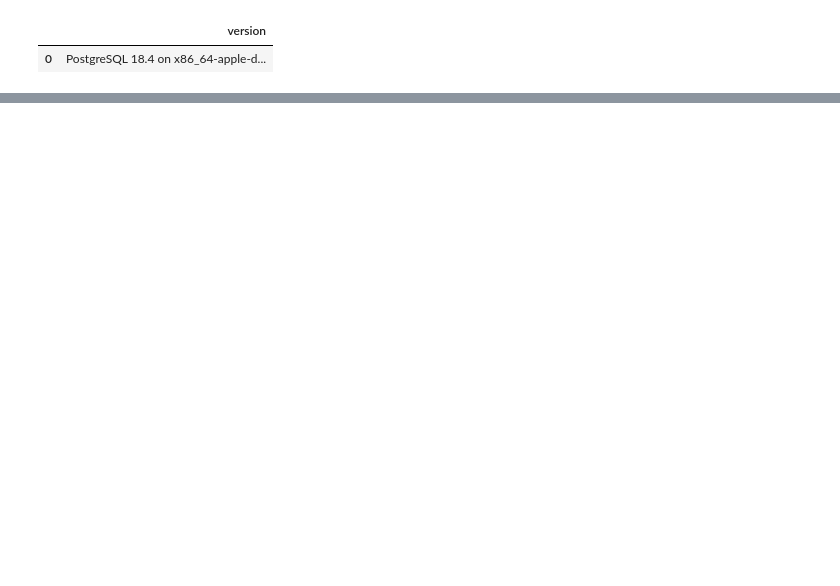
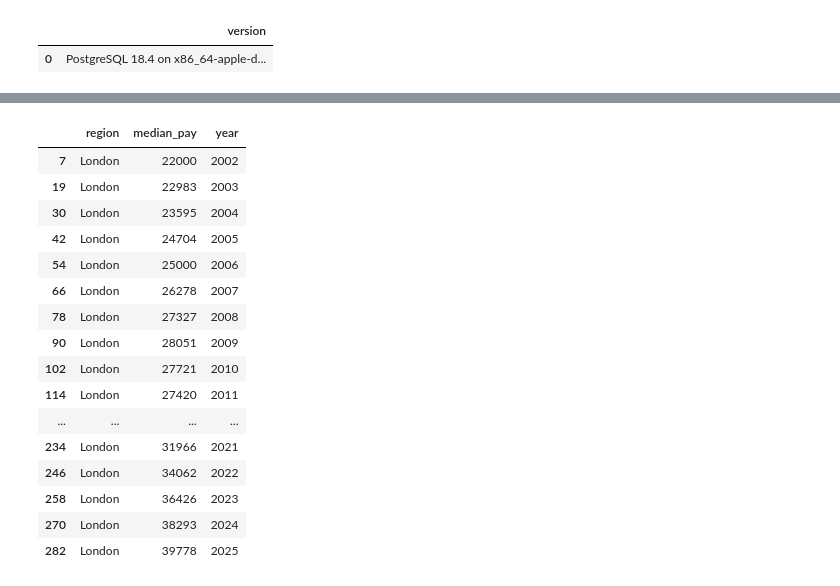
Before and after one commit to Sahil-Sapare/uk-housing-analytics, a Jupyter notebook: notebooks/exploration.ipynb, the cells around one changed output, grey strips where cells are left out. Cells and saved outputs as stored; diff of their text form; code cells hidden in the pictures; blank space fills up the shorter version.

```diff
--- a/notebooks/exploration.ipynb
+++ b/notebooks/exploration.ipynb
@@ -17,0 +73,4 @@ pd.read_sql("SELECT version();", engine)
+# %%
+df = pd.read_excel(path, sheet_name= 'All', header = None)
+mask = df[0].isin(['Wales','Scotland','Northern Ireland','London'])
+df[mask][[0,1,3]]
@@ -17,0 +84,4 @@ pd.read_sql("SELECT version();", engine)
+# %%
+df[0] = df[0].astype(str).str.strip()
+df[1] = df[1].astype(str).str.strip()
+df[df[0].isin(['Wales', 'Scotland', 'Northern Ireland', 'London'])][[0, 1, 3]]
@@ -17,0 +207,32 @@ pd.read_sql("SELECT version();", engine)
+# %%
+import glob
+import re
+
+REGIONS = [
+    'North East', 'North West', 'Yorkshire and The Humber',
+    'East Midlands', 'West Midlands', 'East', 'London',
+    'South East', 'South West', 'Wales', 'Scotland', 'Northern Ireland'
+]
+
+RENAME = {'Wales / Cymru': 'Wales'}
+
+
+def parse_ashe(path):
+    """Read one ASHE Table 8.7a file, return 12 regions with median pay and year."""
+    year = int(re.search(r'ashe_(\d{4})', path).group(1))
+
+    df = pd.read_excel(path, sheet_name='All', header=None)
+    df[0] = df[0].astype(str).str.strip().replace(RENAME)
+
+    out = df[df[0].isin(REGIONS)][[0, 3]].copy()
+    out.columns = ['region', 'median_pay']
+    out['year'] = year
+
+    return out
+
+
+files = sorted(glob.glob("../data/ashe/*/*8.7a*"))
+earnings = pd.concat([parse_ashe(f) for f in files], ignore_index=True)
+
+print(earnings.shape)
+earnings
@@ -17,0 +273,3 @@ pd.read_sql("SELECT version();", engine)
+# %%
+earnings['median_pay'] = earnings['median_pay'].astype(int)
+earnings.dtypes
@@ -17,0 +293,20 @@ pd.read_sql("SELECT version();", engine)
+# %%
+earnings[earnings['region'] == 'London'].sort_values('year')
+# %% [output]
+|  | region | median_pay | year |
+| 7 | London | 22000 | 2002 |
+| 19 | London | 22983 | 2003 |
+| 30 | London | 23595 | 2004 |
+| 42 | London | 24704 | 2005 |
+| 54 | London | 25000 | 2006 |
+| 66 | London | 26278 | 2007 |
+| 78 | London | 27327 | 2008 |
+| 90 | London | 28051 | 2009 |
+| 102 | London | 27721 | 2010 |
+| 114 | London | 27420 | 2011 |
+| ... | ... | ... | ... |
+| 234 | London | 31966 | 2021 |
+| 246 | London | 34062 | 2022 |
+| 258 | London | 36426 | 2023 |
+| 270 | London | 38293 | 2024 |
+| 282 | London | 39778 | 2025 |
```
Also changed, not shown: parts of 23 cells of this notebook.
